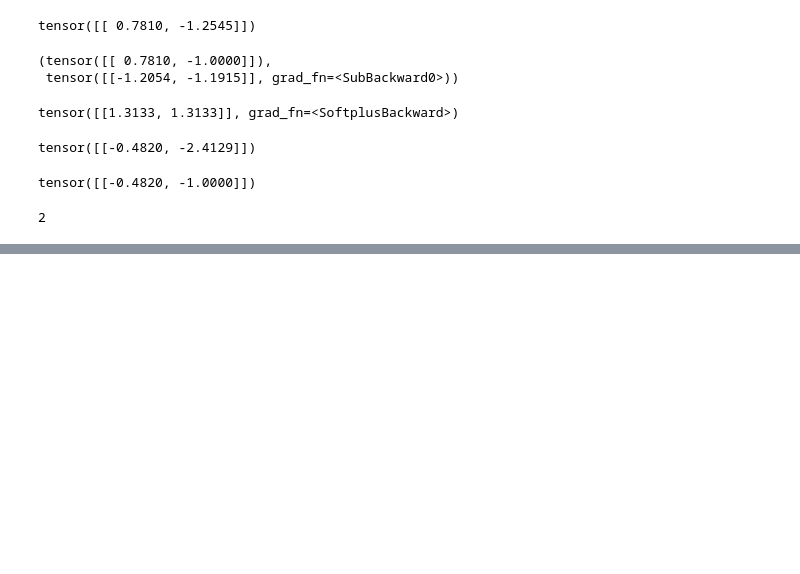
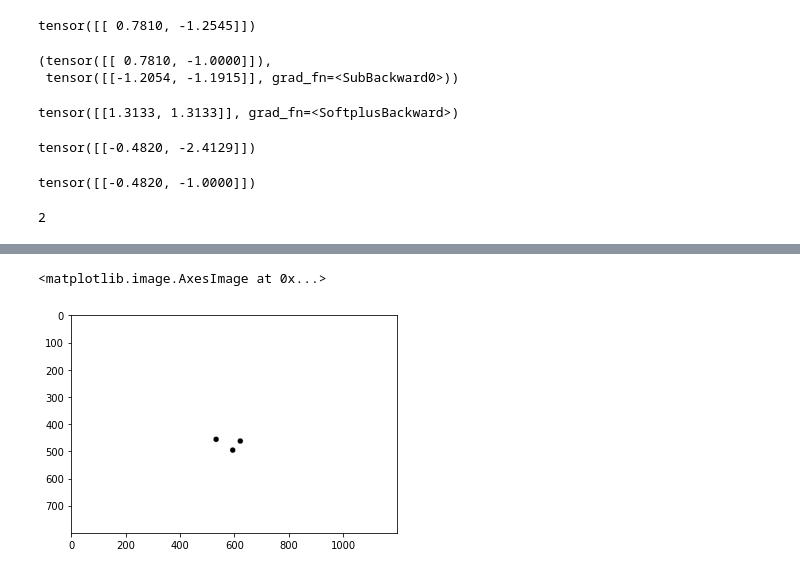
Before and after one commit to zhzhang2018/NN_MARL_experiments, a Jupyter notebook: consensus_debug.ipynb, the cells around one changed output, grey strips where cells are left out. Saved outputs shown, nothing was run; the diff lists cells and outputs as text; code cells hidden in the pictures; blank space fills up the shorter version.

```diff
--- a/consensus_debug.ipynb
+++ b/consensus_debug.ipynb
@@ -225,0 +427,21 @@ agent.rand_modeA
+# %%
+# Copy the code from train and test functions, and prepare to run it
+agent = AC2_list[0]
+env = env_list[0]
+steps=0
+agent.set_train(False)
+cum_reward = 0
+reward_hist = []
+
+state = env.reset()
+if agent.centralized:
+    state = env.state
+state = torch.from_numpy(state).float()
+state = Variable(state)
+
+img = env.render(mode="rgb_array")
+env.close()
+plt.imshow(img)
+# %% [output]
+<matplotlib.image.AxesImage at 0x...>
+[figure, added]
```
Also changed, not shown: parts of 22 cells of this notebook, 8 other files.
